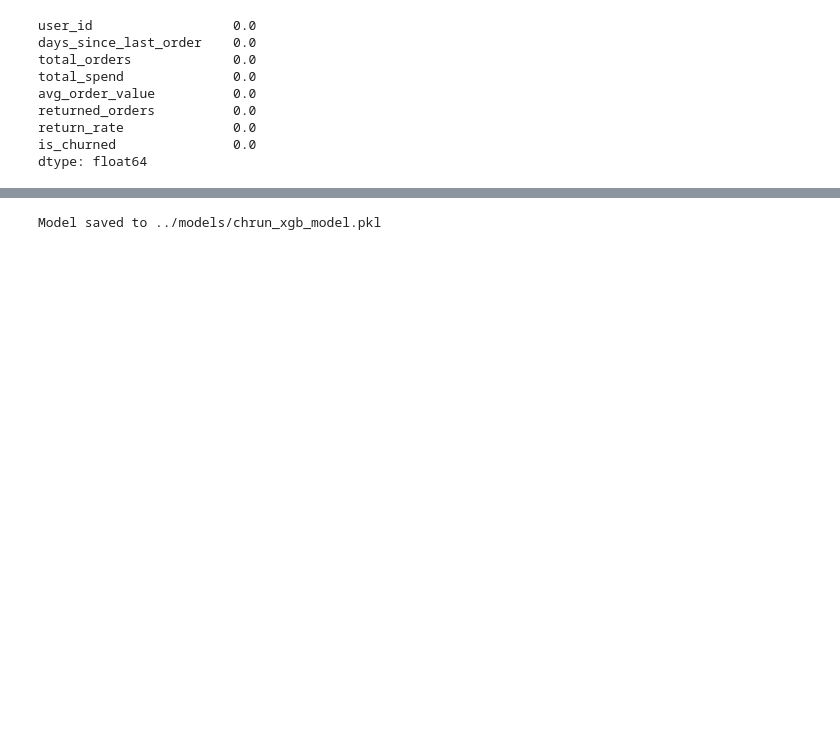
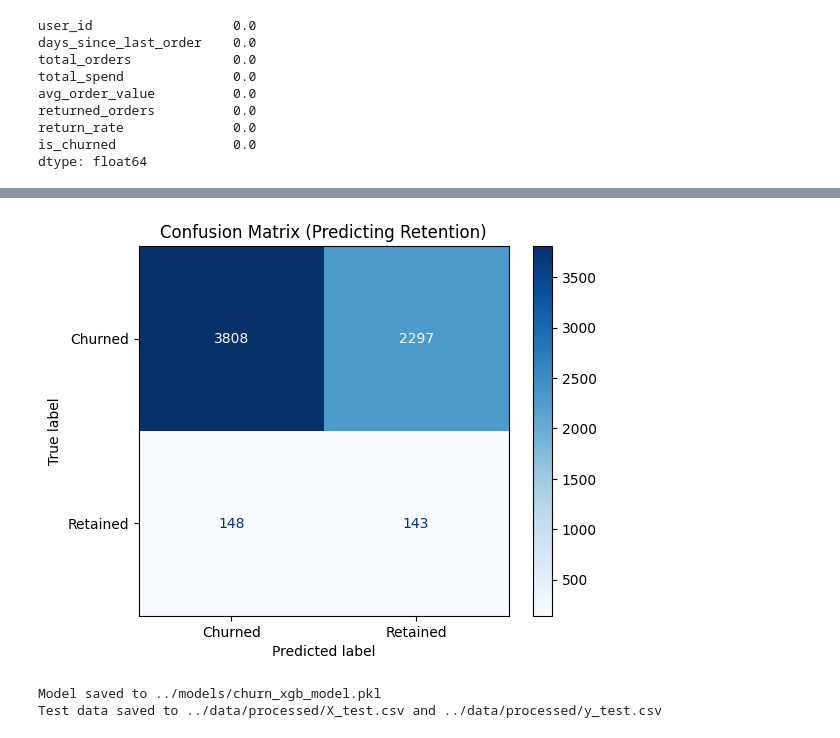
Before and after one commit to dsyhub/customer-lifetime-value-prediction, a Jupyter notebook: notebooks/02_eda_and_modeling.ipynb, the cells around one changed output, grey strips where cells are left out. Cells and saved outputs as stored; diff of their text form; code cells hidden in the pictures; blank space fills up the shorter version.

```diff
--- a/notebooks/02_eda_and_modeling.ipynb
+++ b/notebooks/02_eda_and_modeling.ipynb
@@ -132,0 +188,14 @@ weighted avg       0.92      0.65      0.75      6396
+# %%
+# Train XGBoost
+model = XGBClassifier(
+    objective='binary:logistic',
+    scale_pos_weight=scale_pos_weight,
+    n_estimators=150,
+    max_depth=4,
+    learning_rate=0.05,
+    random_state=42
+)
+
+print("Training XGBoost Model...")
+model.fit(X_train, y_train)
+print("Done.")
@@ -133,10 +226,21 @@ weighted avg       0.92      0.65      0.75      6396
+# %%
+# Visualize confusion matrix
+cm = confusion_matrix(y_test, y_pred)
+disp = ConfusionMatrixDisplay(confusion_matrix=cm, display_labels=['Churned', 'Retained'])
+disp.plot(cmap='Blues')
+plt.title("Confusion Matrix (Predicting Retention)")
+plt.show()
+# %% [output]
+[figure, added]
 # %%
-# 6. Save the model (for the App later)
+# Save the model (for the App later)
 joblib.dump(model, MODEL_PATH)
 print(f"Model saved to {MODEL_PATH}")
 
 # Save test data for notebook 03 (evaluation)
-X_test.to_csv("../data/processed/X_test.csv", index=False)
-y_test.to_csv("../data/processed/y_test.csv", index=False)
+X_test.to_csv(X_TEST_PATH, index=False)
+y_test.to_csv(Y_TEST_PATH, index=False)
+print(f"Test data saved to {X_TEST_PATH} and {Y_TEST_PATH}")
 # %% [output]
-Model saved to ../models/chrun_xgb_model.pkl
+Model saved to ../models/churn_xgb_model.pkl
+Test data saved to ../data/processed/X_test.csv and ../data/processed/y_test.csv
```
Also changed, not shown: parts of 22 cells of this notebook, 6 other files.
